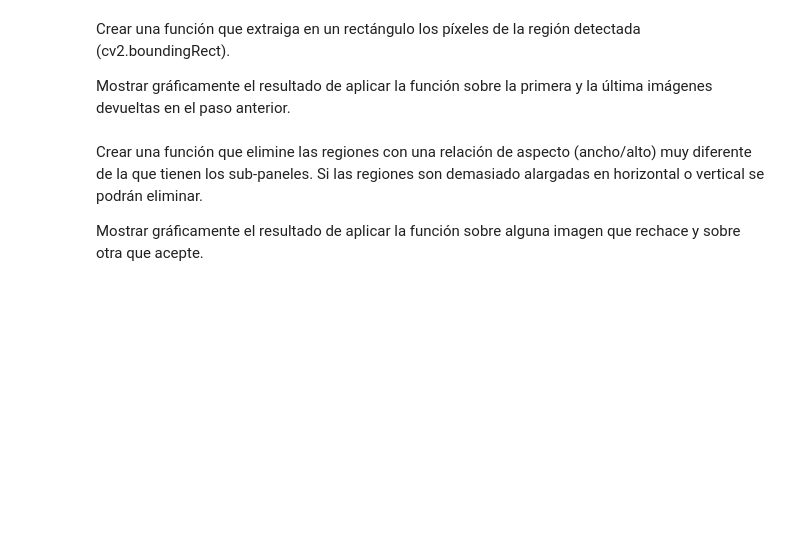
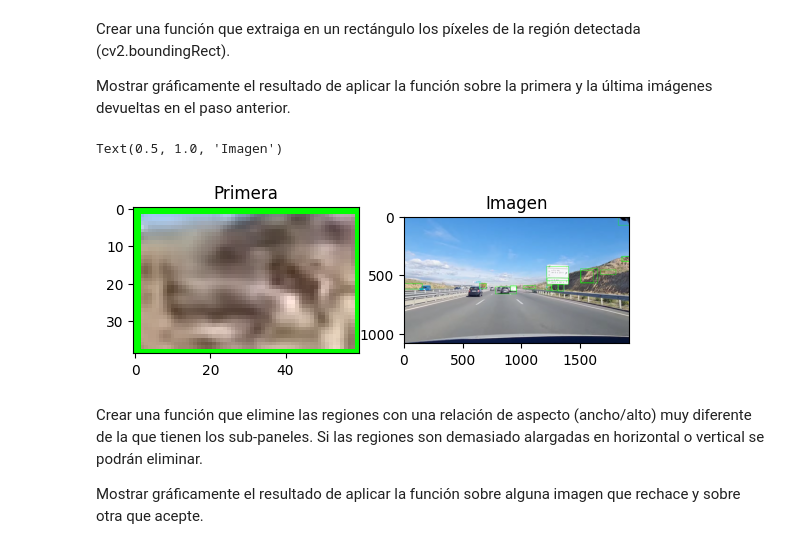
Before and after one commit to Sebas1705/ComputerVisionLab1, a Jupyter notebook: notebook_PracticaObligatoria1.ipynb, the cells around one changed output. Cells and saved outputs as stored; diff of their text form; code cells hidden in the pictures; blank space fills up the shorter version.

Commit message:
recortes

```diff
--- a/notebook_PracticaObligatoria1.ipynb
+++ b/notebook_PracticaObligatoria1.ipynb
@@ -90,11 +90,13 @@ def getRegions(grays):
 def groupRegions(list_boxes):
     groupped_regions = []
     for boxes in list_boxes:
-        groupped_rects, _ = cv2.groupRectangles(boxes, 1, eps=0.05)
+        groupped_rects, _ = cv2.groupRectangles(boxes, 1, eps=0.07)
         groupped_regions.append(groupped_rects)
     return groupped_regions
 
 def drawRegions(images_list, all_regions):
+    groupped_regions = []
+    i = 0
     for img, regs in zip(images_list, all_regions):
         for region in regs:
             x, y, w, h = region
@@ -104,9 +106,12 @@ def drawRegions(images_list, all_regions):
                     if h < 500:
                         area = h * w
                         cv2.rectangle(img, (x,y), (x+w, y+h), (0,255,0), 2)
+                        groupped_regions.append((region,i))
+        i = i +1
+    return groupped_regions
 
 
-drawRegions(rgb_images, groupRegions(getRegions(gray_images)))
+dectected_regions = drawRegions(rgb_images, groupRegions(getRegions(gray_images)))
 
 plt.subplot(1,2,1)
 plt.imshow(rgb_images[0])
@@ -123,6 +128,24 @@ save_images(rgb_images)
 Crear una función que extraiga en un rectángulo los píxeles de la región detectada (cv2.boundingRect).
 
 Mostrar gráficamente el resultado de aplicar la función sobre la primera y la última imágenes devueltas en el paso anterior.
+# %%
+
+recortes = []
+for region in dectected_regions:
+    x, y, w, h = region[0]
+    cropped_image = rgb_images[region[1]][y:y+h, x:x+w]
+    recortes.append((cropped_image,region[1]))
+
+plt.subplot(1,2,1)
+plt.imshow(recortes[1][0])
+plt.title("Primera")
+
+plt.subplot(1,2,2)
+plt.imshow(rgb_images[recortes[1][1]])
+plt.title("Imagen")
+# %% [output]
+Text(0.5, 1.0, 'Imagen')
+[figure, added]
 # %% [markdown]
 Crear una función que elimine las regiones con una relación de aspecto (ancho/alto) muy diferente de la que tienen los sub-paneles. Si las regiones son demasiado alargadas en horizontal o vertical se podrán eliminar.
 
```
Also changed, not shown: parts of 1 cell of this notebook.
